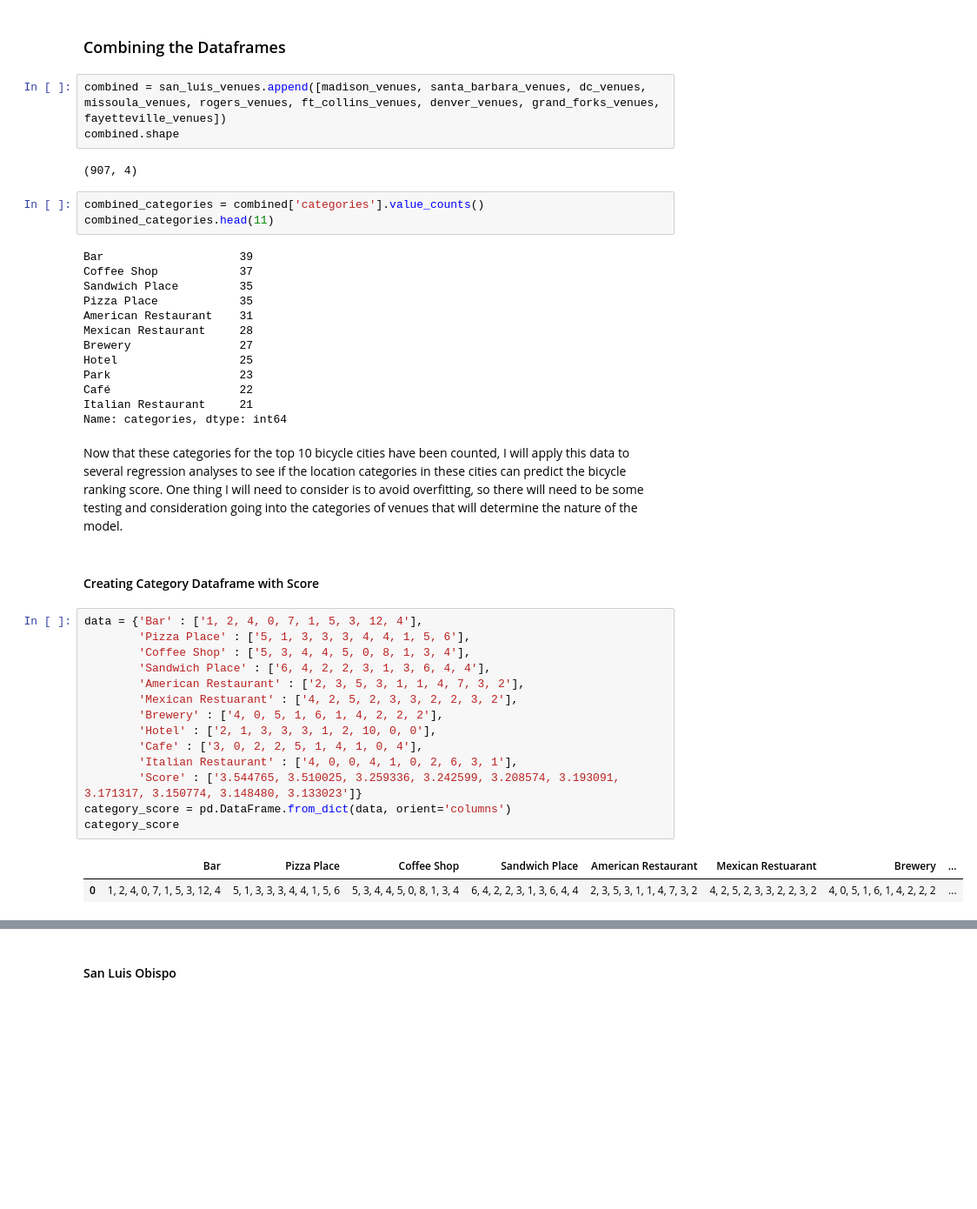
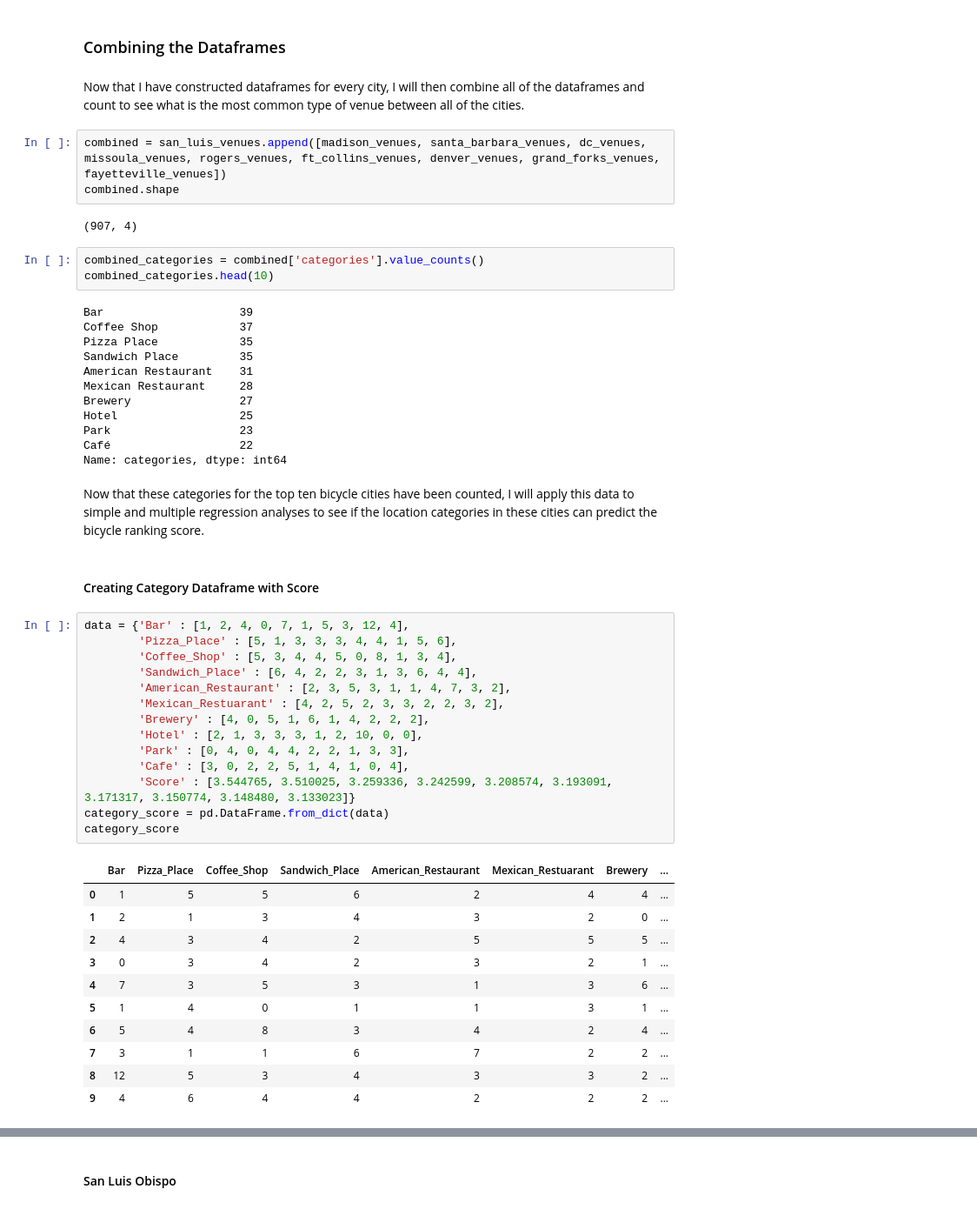
Before and after one commit to georgejordan3/IBM_Capstone, a Jupyter notebook: Bicycle_Cities.ipynb, the cells around one changed output, grey strips where cells are left out. Shown at 87% size. Cells and saved outputs as stored; diff of their text form; blank space fills up the shorter version.

```diff
--- a/Bicycle_Cities.ipynb
+++ b/Bicycle_Cities.ipynb
@@ -802,6 +798,8 @@ Café                    4
 Name: categories, dtype: int64
 # %% [markdown]
 ### Combining the Dataframes
+# %% [markdown]
+Now that I have constructed dataframes for every city, I will then combine all of the dataframes and count to see what is the most common type of venue between all of the cities.
 # %%
 combined = san_luis_venues.append([madison_venues, santa_barbara_venues, dc_venues, missoula_venues, rogers_venues, ft_collins_venues, denver_venues, grand_forks_venues, fayetteville_venues])
 combined.shape
@@ -809,38 +807,46 @@ combined.shape
 (907, 4)
 # %%
 combined_categories = combined['categories'].value_counts()
-combined_categories.head(11)
+combined_categories.head(10)
 # %% [output]
 Bar                    39
 Coffee Shop            37
+Pizza Place            35
 Sandwich Place         35
-Pizza Place            35
 American Restaurant    31
 Mexican Restaurant     28
 Brewery                27
 Hotel                  25
 Park                   23
 Café                   22
-Italian Restaurant     21
 Name: categories, dtype: int64
 # %% [markdown]
-Now that these categories for the top 10 bicycle cities have been counted, I will apply this data to several regression analyses to see if the location categories in these cities can predict the bicycle ranking score. One thing I will need to consider is to avoid overfitting, so there will need to be some testing and consideration going into the categories of venues that will determine the nature of the model.
+Now that these categories for the top ten bicycle cities have been counted, I will apply this data to simple and multiple regression analyses to see if the location categories in these cities can predict the bicycle ranking score.
 # %% [markdown]
 #### Creating Category Dataframe with Score
 # %%
-data = {'Bar' : ['1, 2, 4, 0, 7, 1, 5, 3, 12, 4'],
-        'Pizza Place' : ['5, 1, 3, 3, 3, 4, 4, 1, 5, 6'],
-        'Coffee Shop' : ['5, 3, 4, 4, 5, 0, 8, 1, 3, 4'],
-        'Sandwich Place' : ['6, 4, 2, 2, 3, 1, 3, 6, 4, 4'],
-        'American Restaurant' : ['2, 3, 5, 3, 1, 1, 4, 7, 3, 2'],
-        'Mexican Restuarant' : ['4, 2, 5, 2, 3, 3, 2, 2, 3, 2'],
-        'Brewery' : ['4, 0, 5, 1, 6, 1, 4, 2, 2, 2'],
-        'Hotel' : ['2, 1, 3, 3, 3, 1, 2, 10, 0, 0'],
-        'Cafe' : ['3, 0, 2, 2, 5, 1, 4, 1, 0, 4'],
-        'Italian Restaurant' : ['4, 0, 0, 4, 1, 0, 2, 6, 3, 1'],
-        'Score' : ['3.544765, 3.510025, 3.259336, 3.242599, 3.208574, 3.193091, 3.171317, 3.150774, 3.148480, 3.133023']}
-category_score = pd.DataFrame.from_dict(data, orient='columns')
+data = {'Bar' : [1, 2, 4, 0, 7, 1, 5, 3, 12, 4],
+        'Pizza_Place' : [5, 1, 3, 3, 3, 4, 4, 1, 5, 6],
+        'Coffee_Shop' : [5, 3, 4, 4, 5, 0, 8, 1, 3, 4],
+        'Sandwich_Place' : [6, 4, 2, 2, 3, 1, 3, 6, 4, 4],
+        'American_Restaurant' : [2, 3, 5, 3, 1, 1, 4, 7, 3, 2],
+        'Mexican_Restuarant' : [4, 2, 5, 2, 3, 3, 2, 2, 3, 2],
+        'Brewery' : [4, 0, 5, 1, 6, 1, 4, 2, 2, 2],
+        'Hotel' : [2, 1, 3, 3, 3, 1, 2, 10, 0, 0],
+        'Park' : [0, 4, 0, 4, 4, 2, 2, 1, 3, 3],
+        'Cafe' : [3, 0, 2, 2, 5, 1, 4, 1, 0, 4],
+        'Score' : [3.544765, 3.510025, 3.259336, 3.242599, 3.208574, 3.193091, 3.171317, 3.150774, 3.148480, 3.133023]}
+category_score = pd.DataFrame.from_dict(data)
 category_score
 # %% [output]
-|  | Bar | Pizza Place | Coffee Shop | Sandwich Place | American Restaurant | Mexican Restuarant | Brewery | ... |
-| 0 | 1, 2, 4, 0, 7, 1, 5, 3, 12, 4 | 5, 1, 3, 3, 3, 4, 4, 1, 5, 6 | 5, 3, 4, 4, 5, 0, 8, 1, 3, 4 | 6, 4, 2, 2, 3, 1, 3, 6, 4, 4 | 2, 3, 5, 3, 1, 1, 4, 7, 3, 2 | 4, 2, 5, 2, 3, 3, 2, 2, 3, 2 | 4, 0, 5, 1, 6, 1, 4, 2, 2, 2 | ... |
+|  | Bar | Pizza_Place | Coffee_Shop | Sandwich_Place | American_Restaurant | Mexican_Restuarant | Brewery | ... |
+| 0 | 1 | 5 | 5 | 6 | 2 | 4 | 4 | ... |
+| 1 | 2 | 1 | 3 | 4 | 3 | 2 | 0 | ... |
+| 2 | 4 | 3 | 4 | 2 | 5 | 5 | 5 | ... |
+| 3 | 0 | 3 | 4 | 2 | 3 | 2 | 1 | ... |
+| 4 | 7 | 3 | 5 | 3 | 1 | 3 | 6 | ... |
+| 5 | 1 | 4 | 0 | 1 | 1 | 3 | 1 | ... |
+| 6 | 5 | 4 | 8 | 3 | 4 | 2 | 4 | ... |
+| 7 | 3 | 1 | 1 | 6 | 7 | 2 | 2 | ... |
+| 8 | 12 | 5 | 3 | 4 | 3 | 3 | 2 | ... |
+| 9 | 4 | 6 | 4 | 4 | 2 | 2 | 2 | ... |
```
Also changed, not shown: parts of 60 cells of this notebook.
